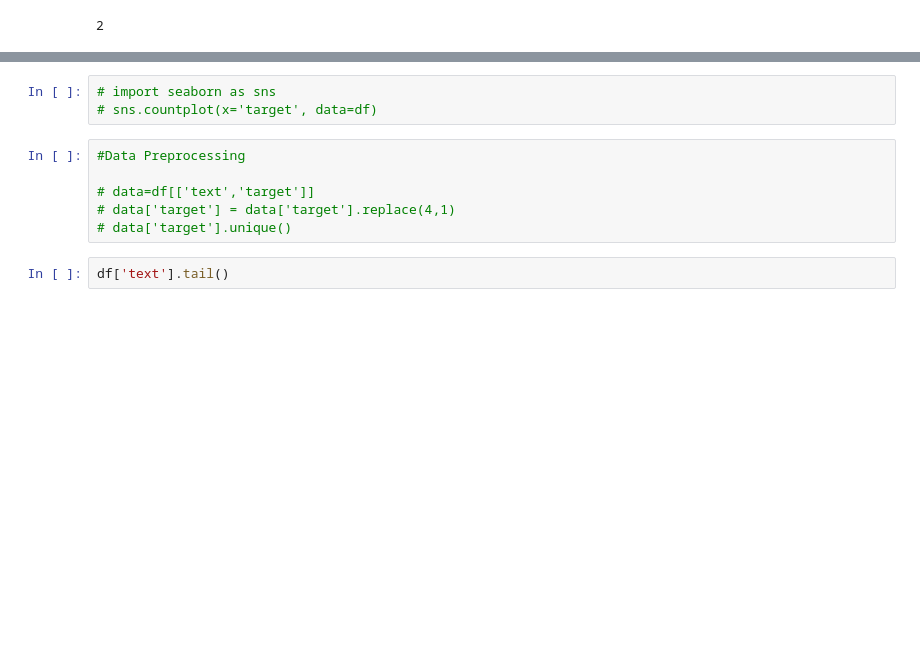
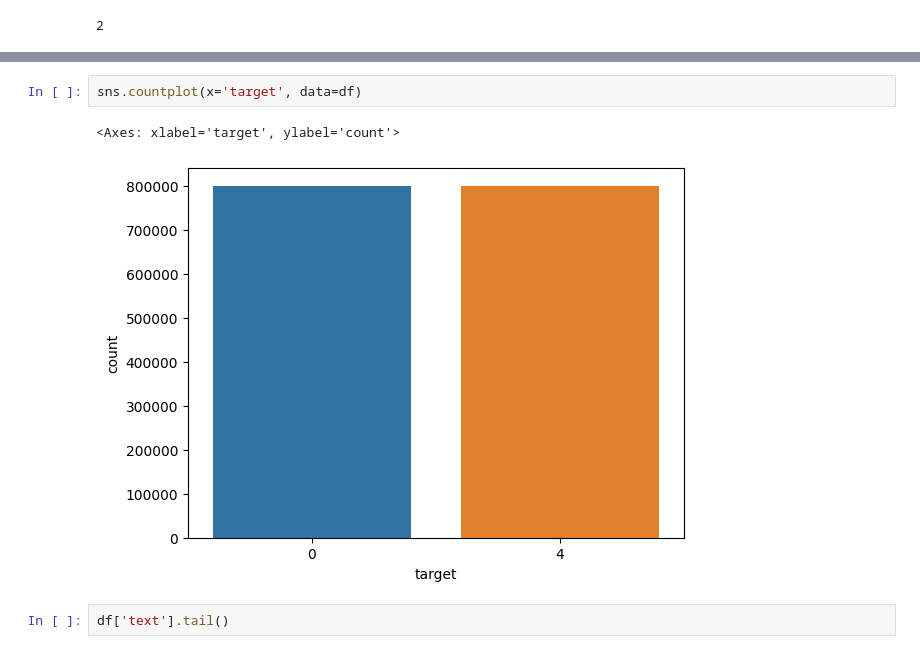
Before and after one commit to thaaoliveira1/Sentiment-Analysis-Twitter-Python, a Jupyter notebook: preprocessing.ipynb, the cells around one changed output, grey strips where cells are left out. Saved outputs shown, nothing was run; the diff lists cells and outputs as text; blank space fills up the shorter version.

```diff
--- a/preprocessing.ipynb
+++ b/preprocessing.ipynb
@@ -108,12 +111,8 @@ df['target'].nunique()
 # %%
-# import seaborn as sns
-# sns.countplot(x='target', data=df)
+sns.countplot(x='target', data=df)
+# %% [output]
+<Axes: xlabel='target', ylabel='count'>
+[figure, added]
-# %%
-#Data Preprocessing
-
-# data=df[['text','target']]
-# data['target'] = data['target'].replace(4,1)
-# data['target'].unique()
 # %%
 df['text'].tail()
 # %% [output]
```
Also changed, not shown: parts of 9 cells of this notebook.
